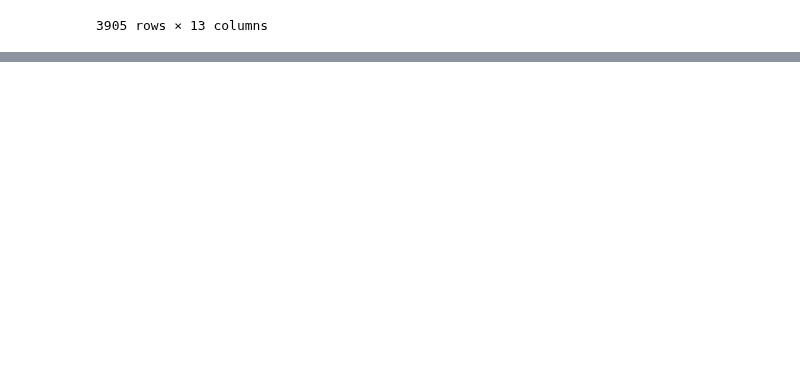
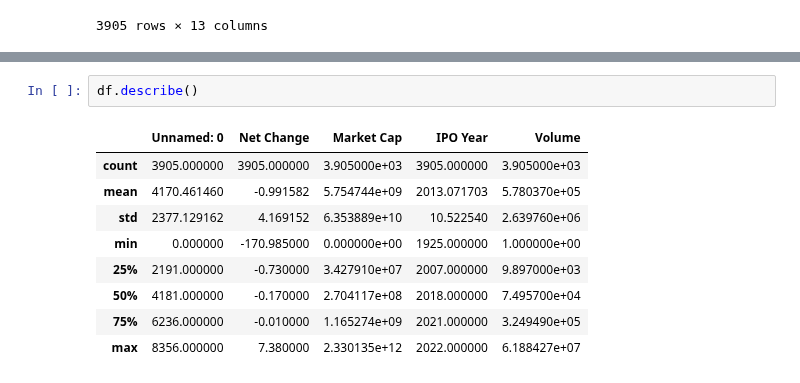
Before and after one commit to MariyaYu/Lesson_1, a Jupyter notebook: Untitled17.ipynb, the cells around one changed output, grey strips where cells are left out. Drawn from its saved outputs; the diff is of its cells as text; blank space fills up the shorter version.

```diff
--- a/Untitled17.ipynb
+++ b/Untitled17.ipynb
@@ -29,0 +53,12 @@ df
+# %%
+df.describe()
+# %% [output]
+|  | Unnamed: 0 | Net Change | Market Cap | IPO Year | Volume |
+| count | 3905.000000 | 3905.000000 | 3.905000e+03 | 3905.000000 | 3.905000e+03 |
+| mean | 4170.461460 | -0.991582 | 5.754744e+09 | 2013.071703 | 5.780370e+05 |
+| std | 2377.129162 | 4.169152 | 6.353889e+10 | 10.522540 | 2.639760e+06 |
+| min | 0.000000 | -170.985000 | 0.000000e+00 | 1925.000000 | 1.000000e+00 |
+| 25% | 2191.000000 | -0.730000 | 3.427910e+07 | 2007.000000 | 9.897000e+03 |
+| 50% | 4181.000000 | -0.170000 | 2.704117e+08 | 2018.000000 | 7.495700e+04 |
+| 75% | 6236.000000 | -0.010000 | 1.165274e+09 | 2021.000000 | 3.249490e+05 |
+| max | 8356.000000 | 7.380000 | 2.330135e+12 | 2022.000000 | 6.188427e+07 |
```
Also changed, not shown: parts of 3 cells of this notebook.
